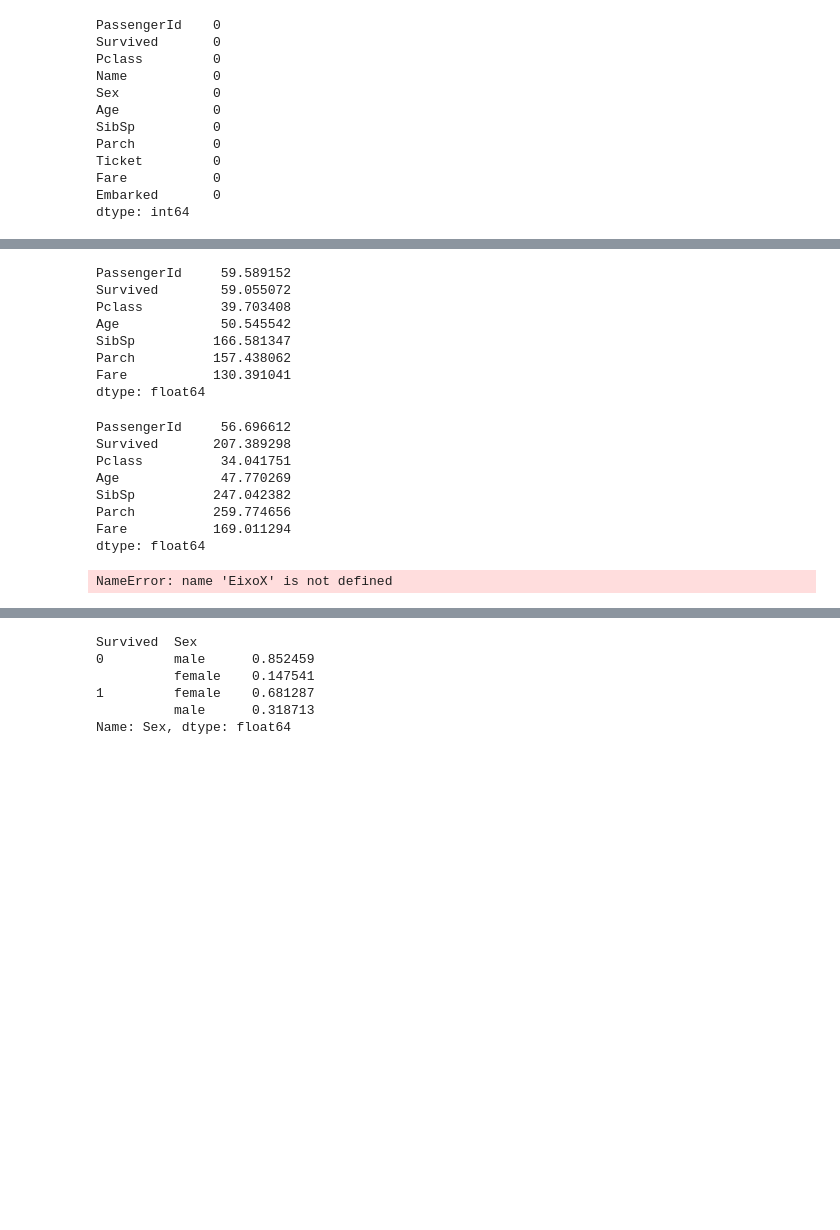
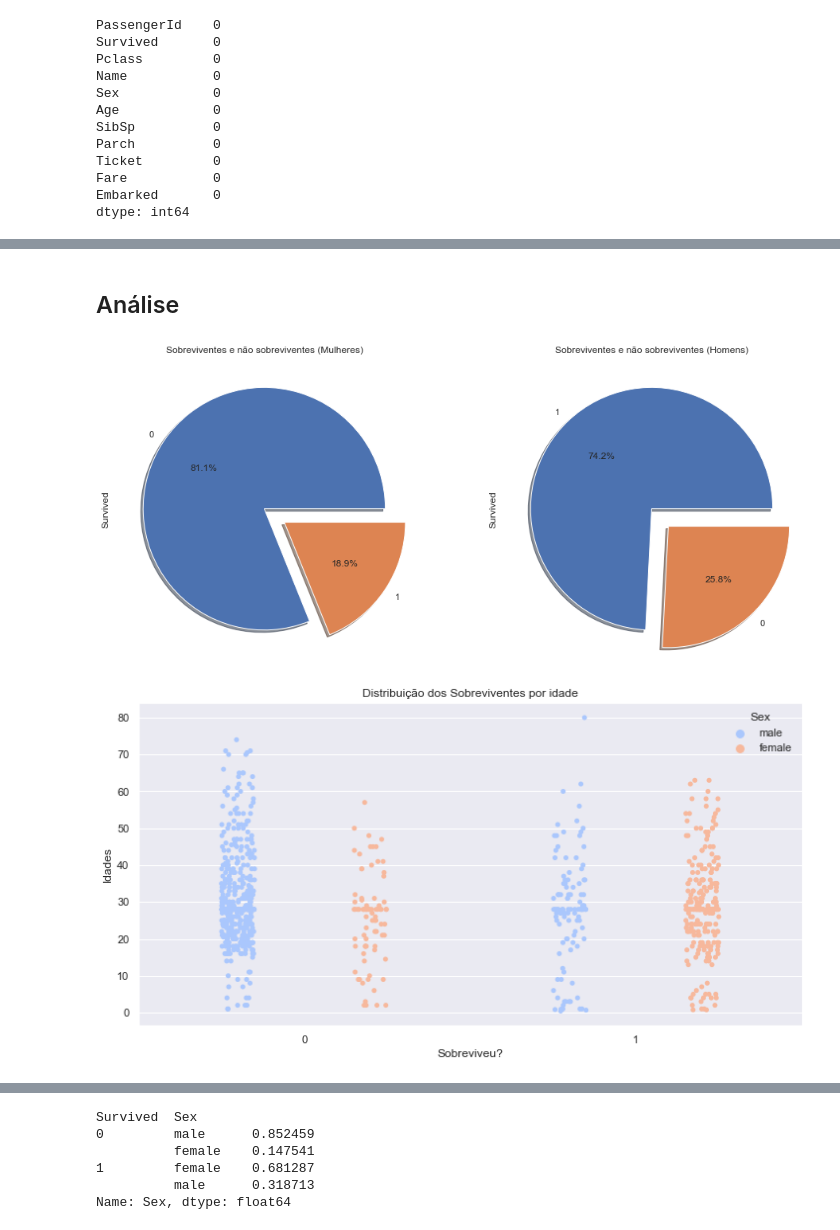
Before and after one commit to DataScienceUFES/titanic_grupo2, a Jupyter notebook: analise.ipynb, the cells around one changed output, grey strips where cells are left out. Drawn from its saved outputs; the diff is of its cells as text; code cells hidden in the pictures; blank space fills up the shorter version.

Commit message:
Script pronto sem análise e comnetários

```diff
--- a/analise.ipynb
+++ b/analise.ipynb
@@ -17,3 +22,3 @@ import sklearn
 # %%
-datafram = pd.read_csv("train.csv")
+df = pd.read_csv("train.csv") # Lendo arquivo .cvs
 # %%
@@ -62,7 +85,7 @@ Q    0.389610
 S    0.336957
 Name: Survived, dtype: float64
 # %%
-dataframe.Embarked.fillna('C', inplace=True)
+df.Embarked.fillna('C', inplace=True)
 # %%
 # null ages
 
@@ -145,30 +161,0 @@ dataframe[~dataframe['Embarked'].isin(['S', 'C', 'Q'])]
-# %%
-
-# filt_df = dataframe[dataframe["Sex"] == "female"] # Filtrando apenas dados females
-# NaN = np.nan
-# CV = ((filt_df["Survived"].std()/filt_df["Survived"].mean()))*100
-# EixoX = [CV]
-
-
-CV_female = dataframe.query("Sex == 'female'").std()/dataframe.query("Sex == 'female'").mean()*100
-CV_male = dataframe.query("Sex == 'male'").std()/dataframe.query("Sex == 'male'").mean()*100
-
-display(CV_female)
-display(CV_male)
-# %% [output]
-PassengerId     59.589152
-Survived        59.055072
-Pclass          39.703408
-Age             50.545542
-SibSp          166.581347
-Parch          157.438062
-Fare           130.391041
-dtype: float64
-PassengerId     56.696612
-Survived       207.389298
-Pclass          34.041751
-Age             47.770269
-SibSp          247.042382
-Parch          259.774656
-Fare           169.011294
-dtype: float64
@@ -178,10 +162,19 @@ female = 1,0,1,1,0
-# %%
-import numpy as np
-import numpy
-filt_dfma = dataframe[dataframe["Sex"] == "male"] # Filtrando apenas dados males
-CVMA = ((filt_dfma["Survived"].std()/filt_dfma["Survived"].mean()))*100
-EixoX.append(CVMA)
-EixoY = ["CV Female", "CV Male"]
-print(CVMA)
-# %% [output]
-NameError: name 'EixoX' is not defined
+# %% [markdown]
+## Análise
+# %%
+f,ax=plt.subplots(1,2,figsize=(16,7))
+df['Survived'][df['Sex']=='male'].value_counts().plot.pie(explode=[0,0.2],autopct='%1.1f%%',ax=ax[0],shadow=True)
+df['Survived'][df['Sex']=='female'].value_counts().plot.pie(explode=[0,0.2],autopct='%1.1f%%',ax=ax[1],shadow=True)
+ax[0].set_title('Sobreviventes e não sobreviventes (Mulheres)')
+ax[1].set_title('Sobreviventes e não sobreviventes (Homens)')
+plt.show()
+
+sns.set_style('darkgrid')
+sns.stripplot(x ='Survived', y ='Age', data = df, jitter = True, hue ='Sex', dodge = True, palette='coolwarm')
+plt.title("Distribuição dos Sobreviventes por idade")
+plt.ylabel("Idades")
+plt.xlabel("Sobreviveu?")
+sns.set(style='whitegrid')
+# %% [output]
+[figure, added]
+[figure, added]
```
Also changed, not shown: parts of 46 cells of this notebook.
